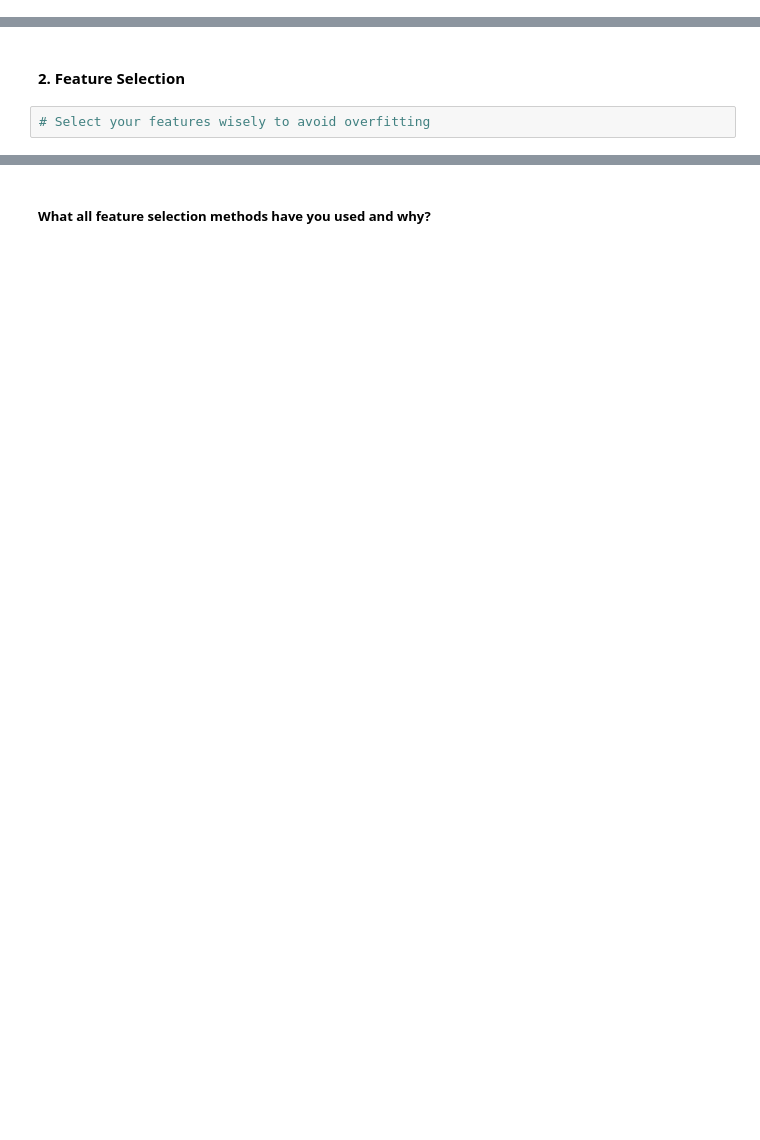
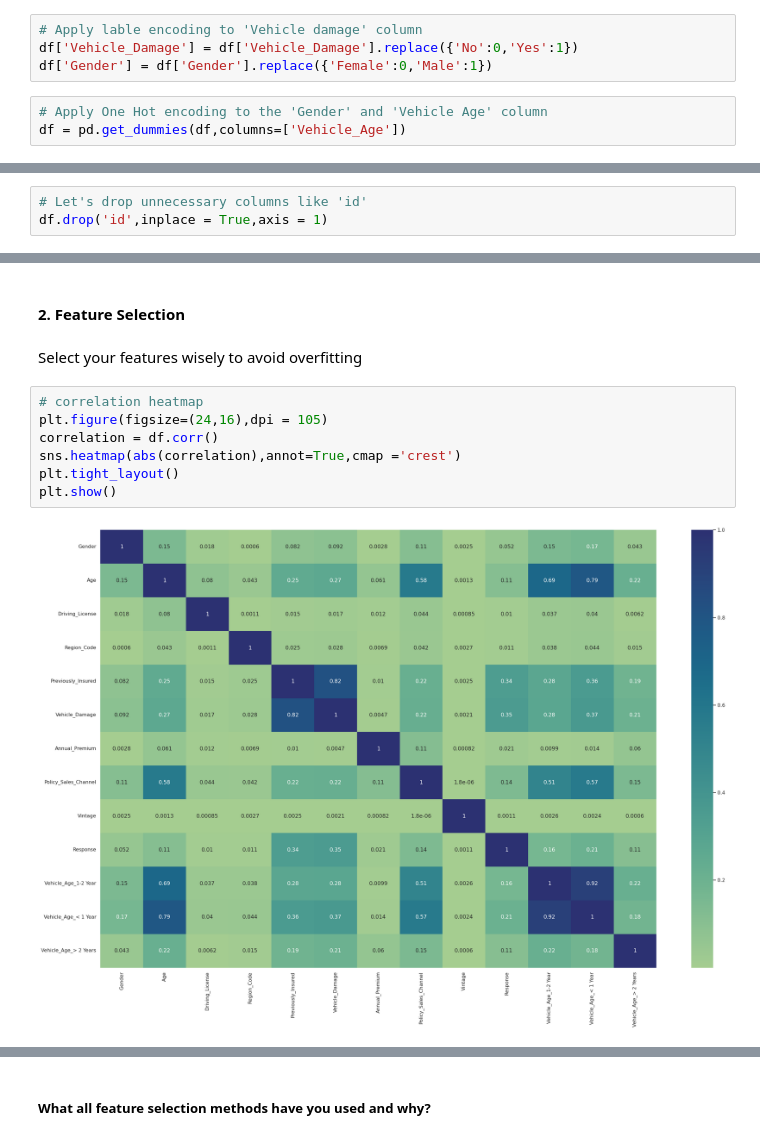
Before and after one commit to abhijain1216/Health-Insurance-Cross-Sell-Prediction-Classification-Project, a Jupyter notebook: Health_Insurance_Cross_Sell_Prediction_Classification_Project.ipynb, the cells around one changed output, grey strips where cells are left out. Cells and saved outputs as stored; diff of their text form; blank space fills up the shorter version.

Commit message:
Feature Selection Done

```diff
--- a/Health_Insurance_Cross_Sell_Prediction_Classification_Project.ipynb
+++ b/Health_Insurance_Cross_Sell_Prediction_Classification_Project.ipynb
@@ -1019,0 +1054,7 @@ for feature in num_features:
+# %%
+# Apply lable encoding to 'Vehicle damage' column
+df['Vehicle_Damage'] = df['Vehicle_Damage'].replace({'No':0,'Yes':1})
+df['Gender'] = df['Gender'].replace({'Female':0,'Male':1})
+# %%
+# Apply One Hot encoding to the 'Gender' and 'Vehicle Age' column
+df = pd.get_dummies(df,columns=['Vehicle_Age'])
@@ -1082,0 +1084,3 @@ Answer Here.
+# %%
+# Let's drop unnecessary columns like 'id'
+df.drop('id',inplace = True,axis = 1)
@@ -1083,4 +1104,13 @@ Answer Here.
 # %% [markdown]
 #### 2. Feature Selection
-# %%
-# Select your features wisely to avoid overfitting
+# %% [markdown]
+Select your features wisely to avoid overfitting
+# %%
+# correlation heatmap
+plt.figure(figsize=(24,16),dpi = 105)
+correlation = df.corr()
+sns.heatmap(abs(correlation),annot=True,cmap ='crest')
+plt.tight_layout()
+plt.show()
+# %% [output]
+[figure, added]
```
Also changed, not shown: parts of 46 cells of this notebook.
